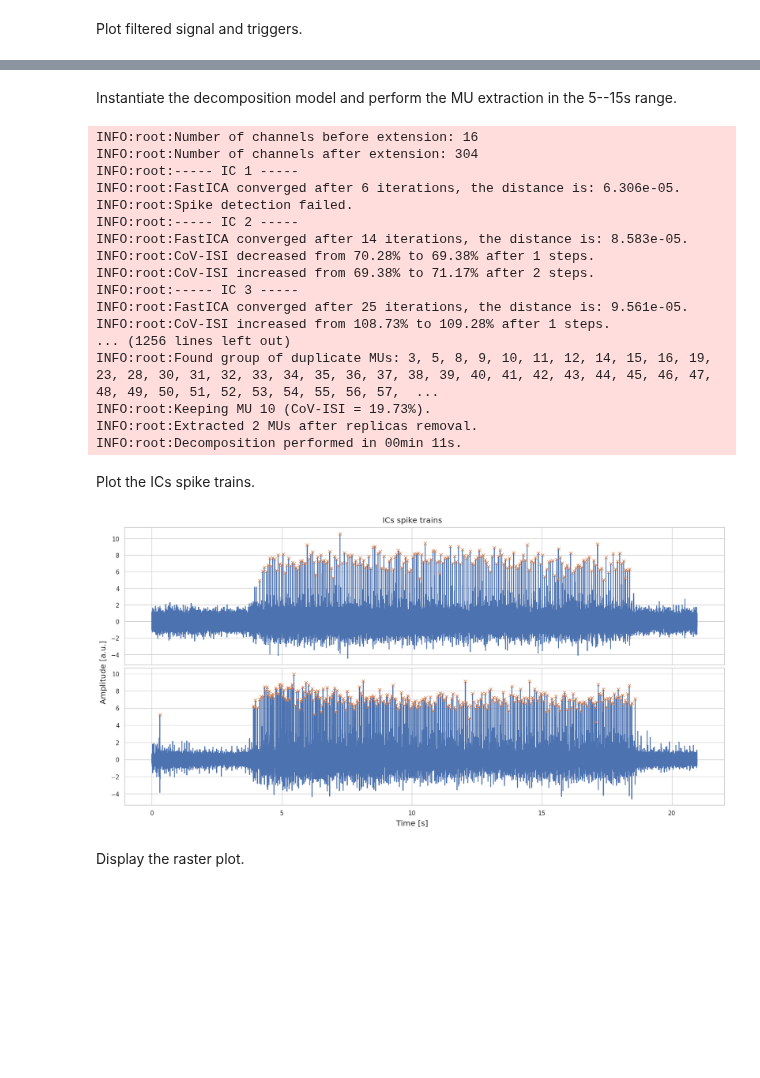
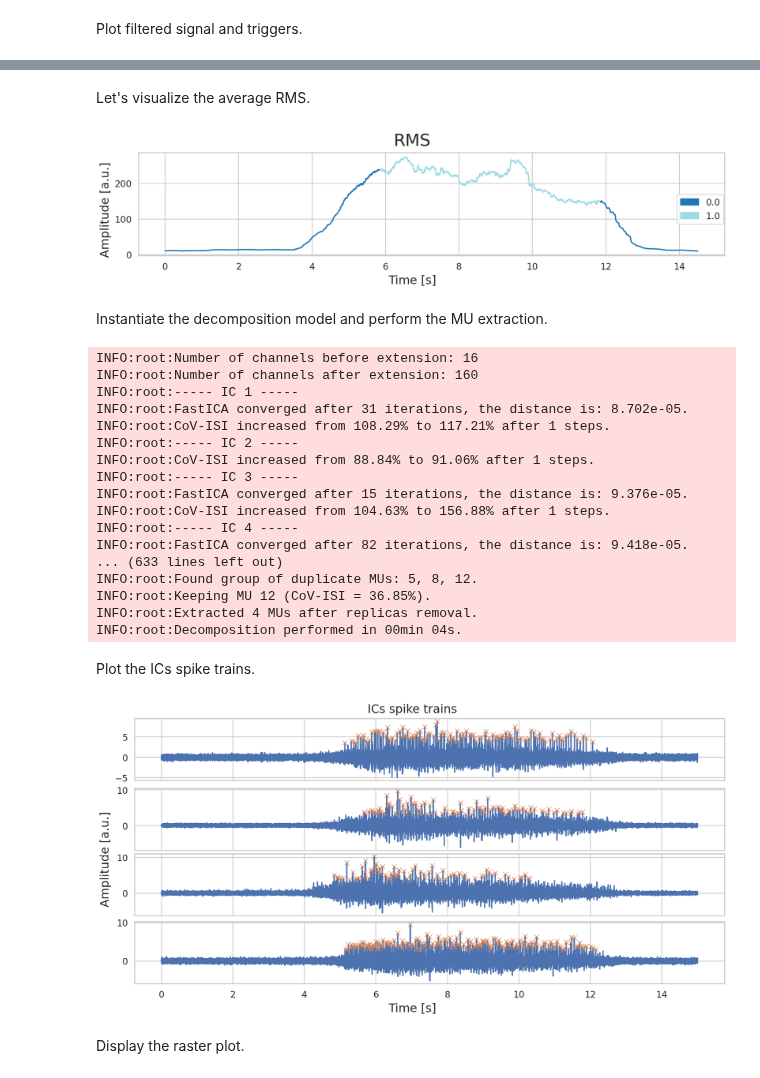
Before and after one commit to pulp-bio/emgkit, a Jupyter notebook: examples/Decomposition of sEMG signals from armband.ipynb, the cells around one changed output, grey strips where cells are left out. Cells and saved outputs as stored; diff of their text form; code cells hidden in the pictures; blank space fills up the shorter version.

```diff
--- a/examples/Decomposition of sEMG signals from armband.ipynb
+++ b/examples/Decomposition of sEMG signals from armband.ipynb
@@ -55,40 +58,54 @@ emgkit.plotting.plot_signal(emg_flt, FS, labels, fig_size=(16, 20))
+# %% [markdown]
+Let's visualize the average RMS.
+# %%
+emg_rms = emgkit.features.root_mean_square(emg_flt, win_len_ms=500, fs=FS)
+emg_rms = np.mean(emg_rms, axis=1)  # take the mean across channels
+
+emgkit.plotting.plot_signal(emg_rms, FS, labels, title="RMS", fig_size=(16, 4))
+# %% [output]
+[figure, added]
 # %% [markdown]
-Instantiate the decomposition model and perform the MU extraction in the 5--15s range.
+Instantiate the decomposition model and perform the MU extraction.
 # %%
-emg_bss = emgkit.decomposition.EMGBSS(
+conv_bss = emgkit.decomposition.ConvBSS(
     fs=FS,
-    n_mu_target=300,
-    sil_th=0.75,
+    n_mu_target=150,
+    sil_th=0.6,
+    cov_isi_th=0.6,
     device=device,
+    seed=SEED,
 )
 
-emg_bss.decompose_training(emg_flt[int(5 * FS) : int(15 * FS)])
-ics, spikes_t = emg_bss.decompose_inference(emg_flt)
+conv_bss.decompose_training(emg_flt[labels != 0])
+
+ics, spikes_t = conv_bss.decompose_inference(emg_flt)
 ext_sig_len_s = ics.shape[0] / FS
 # %% [output]
 INFO:root:Number of channels before extension: 16
-INFO:root:Number of channels after extension: 304
+INFO:root:Number of channels after extension: 160
 INFO:root:----- IC 1 -----
-INFO:root:FastICA converged after 6 iterations, the distance is: 6.306e-05.
-INFO:root:Spike detection failed.
+INFO:root:FastICA converged after 31 iterations, the distance is: 8.702e-05.
+INFO:root:CoV-ISI increased from 108.29% to 117.21% after 1 steps.
 INFO:root:----- IC 2 -----
-INFO:root:FastICA converged after 14 iterations, the distance is: 8.583e-05.
-INFO:root:CoV-ISI decreased from 70.28% to 69.38% after 1 steps.
-INFO:root:CoV-ISI increased from 69.38% to 71.17% after 2 steps.
+INFO:root:CoV-ISI increased from 88.84% to 91.06% after 1 steps.
 INFO:root:----- IC 3 -----
-INFO:root:FastICA converged after 25 iterations, the distance is: 9.561e-05.
-INFO:root:CoV-ISI increased from 108.73% to 109.28% after 1 steps.
-... (1256 lines left out)
-INFO:root:Found group of duplicate MUs: 3, 5, 8, 9, 10, 11, 12, 14, 15, 16, 19, 23, 28, 30, 31, 32, 33, 34, 35, 36, 37, 38, 39, 40, 41, 42, 43, 44, 45, 46, 47, 48, 49, 50, 51, 52, 53, 54, 55, 56, 57,  ...
-INFO:root:Keeping MU 10 (CoV-ISI = 19.73%).
-INFO:root:Extracted 2 MUs after replicas removal.
-INFO:root:Decomposition performed in 00min 11s.
+INFO:root:FastICA converged after 15 iterations, the distance is: 9.376e-05.
+INFO:root:CoV-ISI increased from 104.63% to 156.88% after 1 steps.
+INFO:root:----- IC 4 -----
+INFO:root:FastICA converged after 82 iterations, the distance is: 9.418e-05.
+... (633 lines left out)
+INFO:root:Found group of duplicate MUs: 5, 8, 12.
+INFO:root:Keeping MU 12 (CoV-ISI = 36.85%).
+INFO:root:Extracted 4 MUs after replicas removal.
+INFO:root:Decomposition performed in 00min 04s.
 # %% [markdown]
 Plot the ICs spike trains.
-# %%
-emgkit.plotting.plot_ic_spikes(ics, spikes_t, fig_size=(16, 8))
-# %% [output]
-[figure, removed]
+# %%
+emgkit.plotting.plot_ic_spikes(
+    ics, spikes_t, fig_size=(16, 8), file_name=f"{SUBJ}_ic_spikes_iso.svg"
+)
+# %% [output]
+[figure, added]
 # %% [markdown]
 Display the raster plot.
 # %%
```
Also changed, not shown: parts of 8 cells of this notebook, 1 other file.
